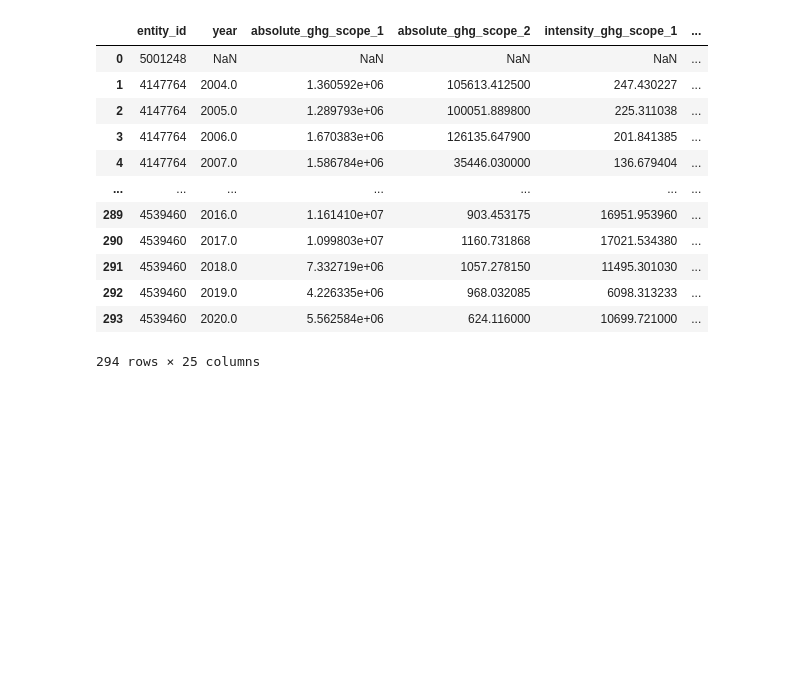
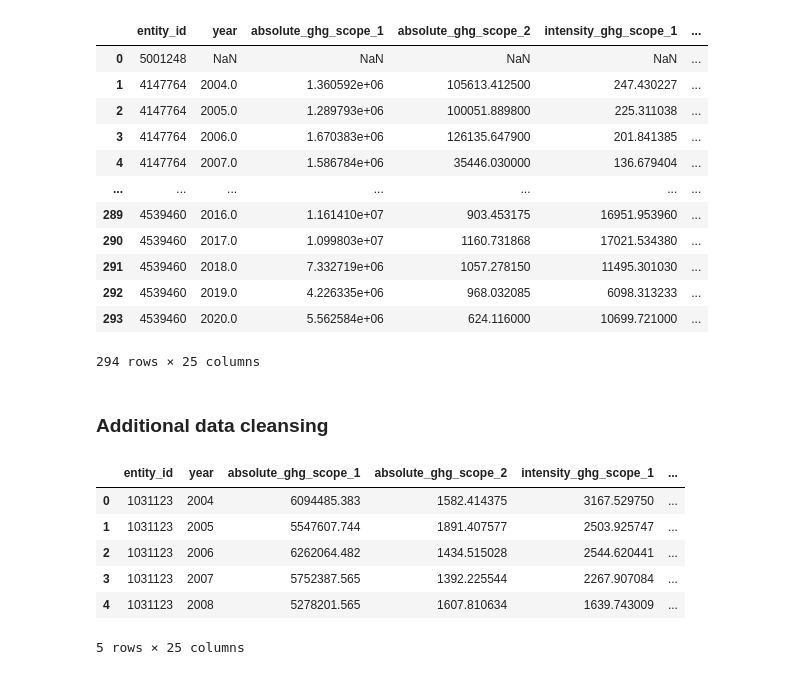
Before and after one commit to Edricklam123/sustainbale_econ_research, a Jupyter notebook: data_analysis.ipynb, the cells around one changed output. Cells and saved outputs as stored; diff of their text form; code cells hidden in the pictures; blank space fills up the shorter version.

```diff
--- a/data_analysis.ipynb
+++ b/data_analysis.ipynb
@@ -150,3 +138,28 @@ df_panel_master
 df_panel_master = df_panel_master.replace(0, float('nan'))
 file_name = 'df_panel_master.csv'
 df_panel_master.to_csv(os.path.join(DA_DATA_DIR, file_name), index=False)
+# %% [markdown]
+### Additional data cleansing
+# %%
+# Load dataframe
+file_name = 'df_ghg_ts_long_form_all_comps.csv'
+df_all_comps = pd.read_csv(os.path.join(DA_DATA_DIR, file_name))
+
+file_name = 'df_power_ts_long_form.csv'
+df_power = pd.read_csv(os.path.join(CLEANED_DATA_DIR, file_name))
+# %%
+df_all_comps = df_all_comps.merge(df_power, on=['entity_id', 'year'], how='left')
+# %%
+df_all_comps['green_tech_power'] = df_all_comps[green_tech].sum(axis=1)
+df_all_comps['fossil_fuel_power'] = df_all_comps[fossil_fuel].sum(axis=1)
+df_all_comps['total_power'] = df_all_comps['fossil_fuel_power']+df_all_comps['green_tech_power']
+df_all_comps['green_tech_rr'] = df_all_comps['green_tech_power'] / df_all_comps['total_power']
+df_all_comps.head()
+# %% [output]
+|  | entity_id | year | absolute_ghg_scope_1 | absolute_ghg_scope_2 | intensity_ghg_scope_1 | ... |
+| 0 | 1031123 | 2004 | 6094485.383 | 1582.414375 | 3167.529750 | ... |
+| 1 | 1031123 | 2005 | 5547607.744 | 1891.407577 | 2503.925747 | ... |
+| 2 | 1031123 | 2006 | 6262064.482 | 1434.515028 | 2544.620441 | ... |
+| 3 | 1031123 | 2007 | 5752387.565 | 1392.225544 | 2267.907084 | ... |
+| 4 | 1031123 | 2008 | 5278201.565 | 1607.810634 | 1639.743009 | ... |
+5 rows × 25 columns
```
Also changed, not shown: parts of 9 cells of this notebook, 13 other files.
